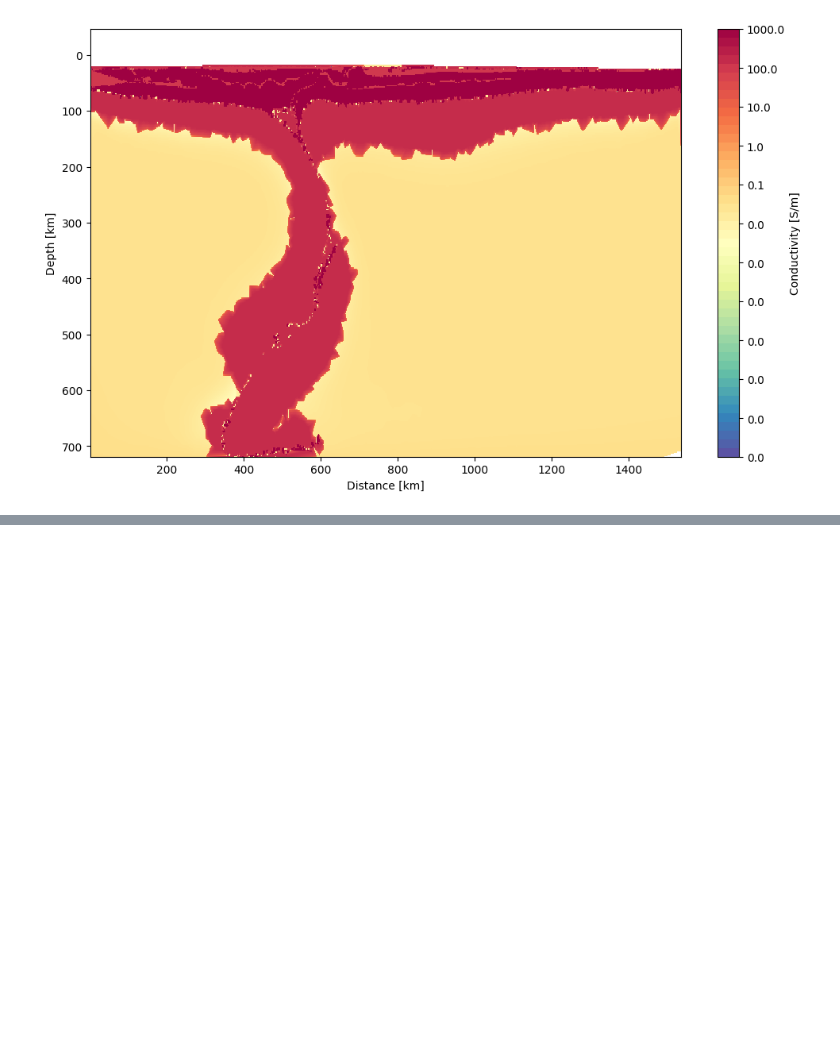
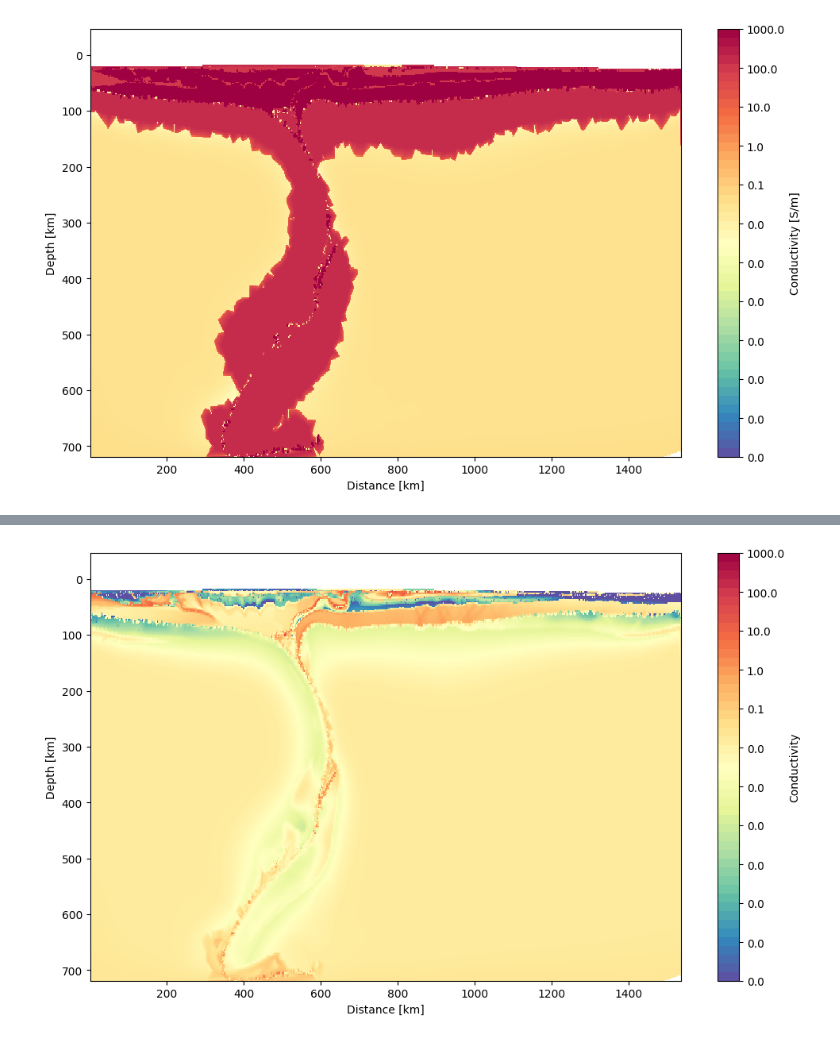
Before and after one commit to sinanozaydin/pide, a Jupyter notebook: examples/notebooks/9_2D_Underworld_Conversion.ipynb, the cells around one changed output, grey strips where cells are left out. Saved outputs shown, nothing was run; the diff lists cells and outputs as text; code cells hidden in the pictures; blank space fills up the shorter version.

```diff
--- a/examples/notebooks/9_2D_Underworld_Conversion.ipynb
+++ b/examples/notebooks/9_2D_Underworld_Conversion.ipynb
@@ -93,0 +110,11 @@ plot_2D_underworld_Field(xmesh = x_mesh_centers, ymesh = y_mesh_centers, Field =
+# %%
+p_obj = pide.pide()
+
+#DEFINING THE OBJECTS with p_obj.material
+Eclogite_Object = Material(name = 'Eclogite_Object', material_index = 3, calculation_type = 'mineral', composition = {'garnet':0.6,'cpx':0.4}, interconnectivities = {'garnet':1, 'cpx':1.5},
+el_cond_selections = {'garnet':17,'cpx':0}, water = {'garnet':50,'cpx':0}, xfe = {'garnet':0.2, 'cpx':0.5}, solid_phase_mixing_idx = 1, deformation_dict = {'function_method':'exponential',
+'conductivity_decay_factor':0.2, 'strain_decay_factor':0.2,'strain_percolation_threshold':None})
+
+Eclogite_Object_2 = Material(name = 'Eclogite_Object', material_index = 3, calculation_type = 'mineral', composition = {'garnet':0.57,'cpx':0.38, 'sulphide':0.05}, interconnectivities = {'garnet':1, 'cpx':1.5,'sulphide':1.0},
+el_cond_selections = {'garnet':17,'cpx':0,'sulphide':0}, water = {'garnet':50,'cpx':200}, xfe = {'garnet':0.2, 'cpx':0.5}, solid_phase_mixing_idx = 0,deformation_dict = {'function_method':'exponential',
+'conductivity_decay_factor':0.2, 'strain_decay_factor':0.2,'strain_percolation_threshold':None})
@@ -94,15 +123,4 @@ plot_2D_underworld_Field(xmesh = x_mesh_centers, ymesh = y_mesh_centers, Field =
 # %%
-p_obj = pide.pide()
-
-#DEFINING THE OBJECTS with p_obj.material
-Eclogite_Object = Material(name = 'Eclogite_Object', material_index = 3, calculation_type = 'mineral', composition = {'garnet':0.6,'cpx':0.4}, interconnectivities = {'garnet':1, 'cpx':1.5},
-el_cond_selections = {'garnet':17,'cpx':0}, water = {'garnet':50,'cpx':0}, xfe = {'garnet':0.2, 'cpx':0.5}, solid_phase_mixing_idx = 0, deformation_dict = {'function_method':'exponential',
-'conductivity_decay_factor':0.2, 'strain_decay_factor':0.2,'strain_percolation_threshold':None})
-
-Eclogite_Object_2 = Material(name = 'Eclogite_Object', material_index = 3, calculation_type = 'mineral', composition = {'garnet':0.57,'cpx':0.38, 'sulphide':0.05}, interconnectivities = {'garnet':1, 'cpx':1.5,'sulphide':1.0},
-el_cond_selections = {'garnet':17,'cpx':0,'sulphide':0}, water = {'garnet':50,'cpx':200}, xfe = {'garnet':0.2, 'cpx':0.5}, solid_phase_mixing_idx = 0,deformation_dict = {'function_method':'exponential',
-'conductivity_decay_factor':0.2, 'strain_decay_factor':0.2,'strain_percolation_threshold':None})
-
 Lithospheric_Mantle_Object = Material(name = 'Lithospheric_Mantle_Object', material_index = 4, calculation_type = 'mineral', composition = {'ol':0.65,'opx':0.25,'garnet':0.05,'cpx':0.05},
 interconnectivities = {'ol':1,'opx':2,'garnet':5, 'cpx':5},
 el_cond_selections = {'ol':4, 'opx':0, 'garnet':0,'cpx':0}, water_distr = True, water = {'bulk':100}, xfe = {'ol':0.1,'opx':0.1,'garnet':0.1, 'cpx':0.1}, solid_phase_mixing_idx = 0,deformation_dict = {'function_method':'exponential',
@@ -248,4 +268,4 @@ material_object_list_2 = [Eclogite_Object_2,Lithospheric_Mantle_Object_2,Astheno
  Continental_Upper_Crust_UP_Object_2,Continental_Lower_Crust_UP_Object_2,Decollement_LP_2,Continental_Sediments_LP_Object_2,Continental_Upper_Crust_LP_Object_2,
  Continental_Lower_Crust_LP_Object_2,Decollement_UP_2,Fault_2]
 
-material_skip_list = [None,5,50,None,None,None,None,None,None,None,None,None,None,None,None]
+material_skip_list = [None,5,20,None,None,None,None,None,None,None,None,None,None,None,None]
@@ -310,0 +347,7 @@ IndexError: tuple index out of range
+# %%
+plot_2D_underworld_Field(xmesh = x_mesh_centers, ymesh = y_mesh_centers, Field = deform_cond,
+						 cblimit_up = 1e3, cblimit_down = 1e-8, log_bool=True,
+						 cb_name = 'Spectral_r',cbar_label = 'Conductivity',
+						 plot_save = False,label = 'cond_meshed.png')
+# %% [output]
+[figure, added]
```
Also changed, not shown: parts of 14 cells of this notebook.
